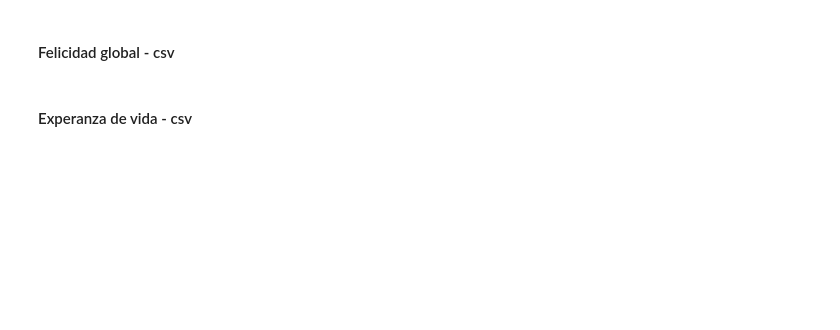
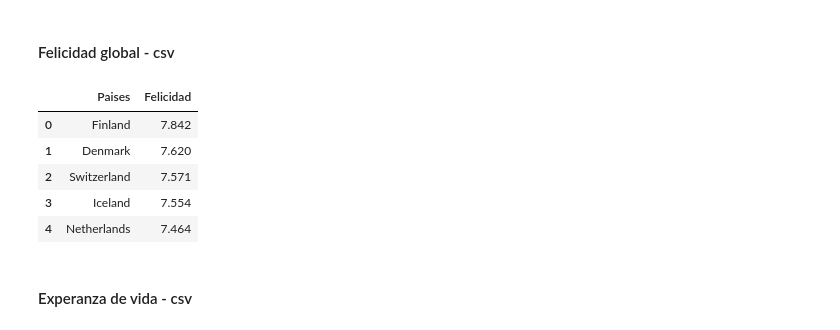
Before and after one commit to Matiiwtcp/Proyecto_final_bigdata, a Jupyter notebook: Proyecto_final_MLBG.ipynb, the cells around one changed output. Cells and saved outputs as stored; diff of their text form; code cells hidden in the pictures; blank space fills up the shorter version.

```diff
--- a/Proyecto_final_MLBG.ipynb
+++ b/Proyecto_final_MLBG.ipynb
@@ -72,31 +84,40 @@ df_le = df_le.dropna()
 # %%
 # Carga y creación de dataframe
 ruta_de_archivo = '/content/drive/MyDrive/world-happiness-report-2021.csv'
 dataframeFelicidad = pd.read_csv(ruta_de_archivo, encoding='latin1')
 df_f = dataframeFelicidad.copy()
 
 # Diccionario que se utiliza para cambiar los nombres de las columnas
 nuevos_nombres = {
     'ï»¿Country name': 'Paises',
     'Ladder score': 'Felicidad'}
 # Renombrar las columnas en el DataFrame
 df_f.rename(columns=nuevos_nombres, inplace=True)
 
 # Seleccionar columnas de interés
 df_f= df_f[['Paises', 'Felicidad']]
 
 # Convertir valores nulos a NaN
 df_f.replace('Datos nulos', np.nan, inplace=True)
 # Eliminar filas con NaN
 df_f= df_f.dropna()
 
 # Creación dataframes útiles
 df_f_sorted = df_f.sort_values(by='Felicidad')
 df_f_head = df_f_sorted.head(5)
 df_f_tail = df_f_sorted.tail(5)
 
 # Concatenar los DataFrames
 df_f_dif= pd.concat([df_f_head , df_f_tail], ignore_index=True)
+
+df_f.head()
+# %% [output]
+|  | Paises | Felicidad |
+| 0 | Finland | 7.842 |
+| 1 | Denmark | 7.620 |
+| 2 | Switzerland | 7.571 |
+| 3 | Iceland | 7.554 |
+| 4 | Netherlands | 7.464 |
 # %% [markdown]
 #### Experanza de vida - csv
 # %%
```
Also changed, not shown: parts of 10 cells of this notebook.
